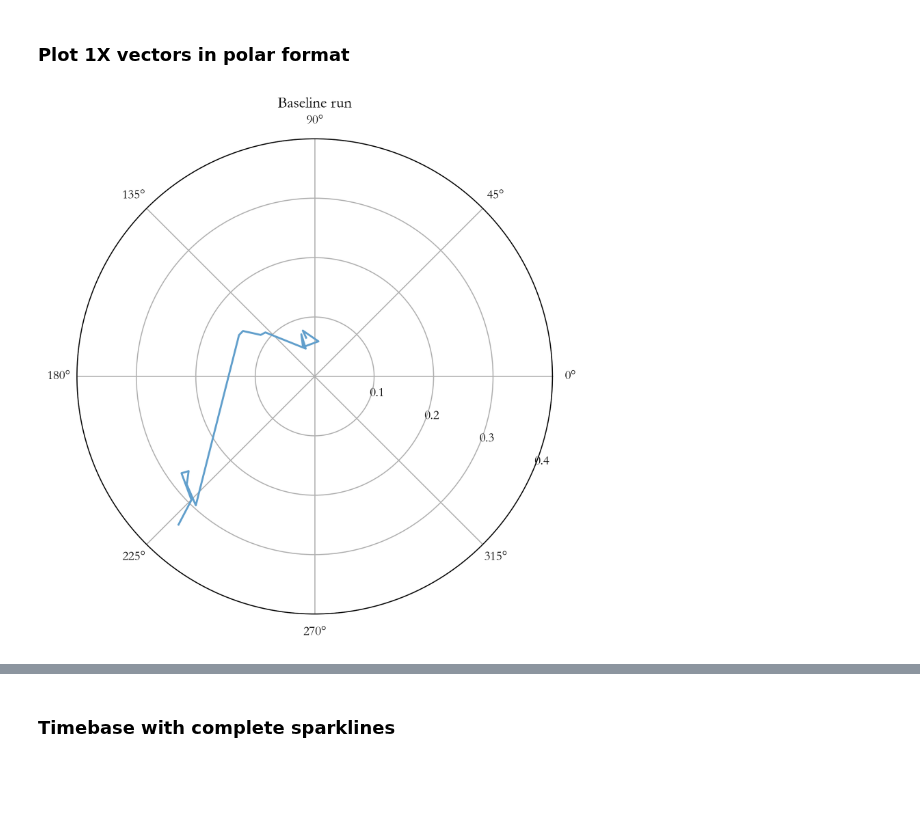
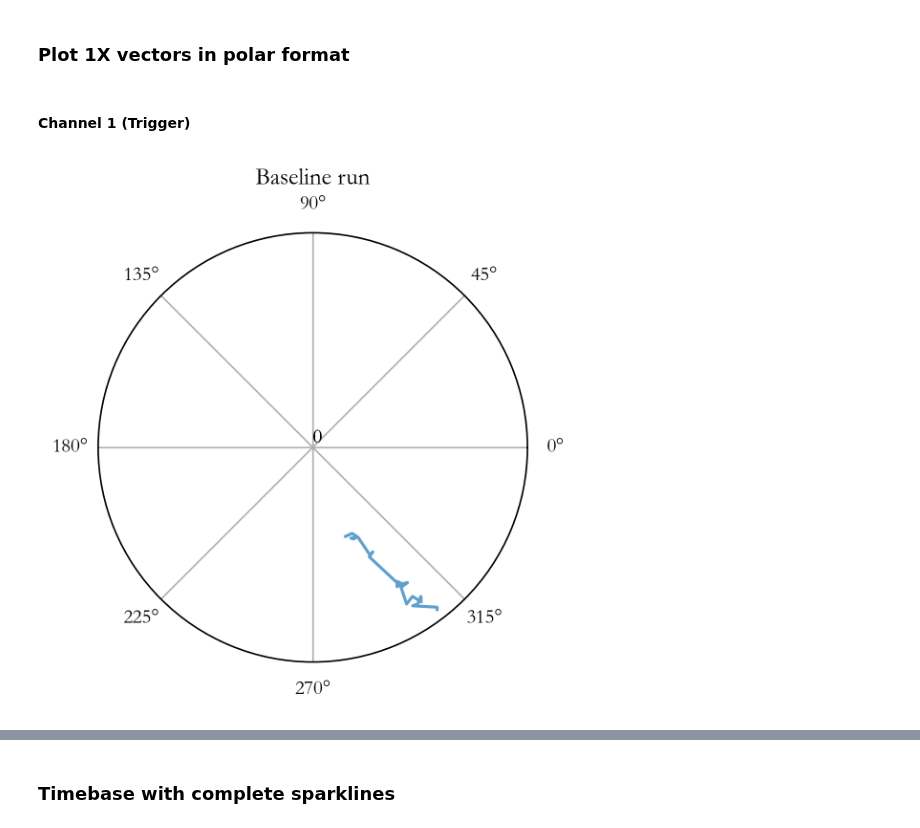
Before and after one commit to RobotSquirrelProd/AppliedVibrationAnalysis, a Jupyter notebook: PlotScopeData_MultipleSamples.ipynb, the cells around one changed output, grey strips where cells are left out. Drawn from its saved outputs; the diff is of its cells as text; code cells hidden in the pictures; blank space fills up the shorter version.

```diff
--- a/PlotScopeData_MultipleSamples.ipynb
+++ b/PlotScopeData_MultipleSamples.ipynb
@@ -147,6 +185,8 @@ lst_apht = class_nx.plt_apht()
 # %% [markdown]
 ### Plot 1X vectors in polar format
-# %%
-lst_polor = class_nx.plt_polar()
-# %% [output]
-[figure, removed]
+# %% [markdown]
+#### Channel 1 (Trigger)
+# %%
+lst_polar_ch1 = class_nx_ch1.plt_polar()
+# %% [output]
+[figure, added]
```
Also changed, not shown: parts of 37 cells of this notebook, 11 other files.
